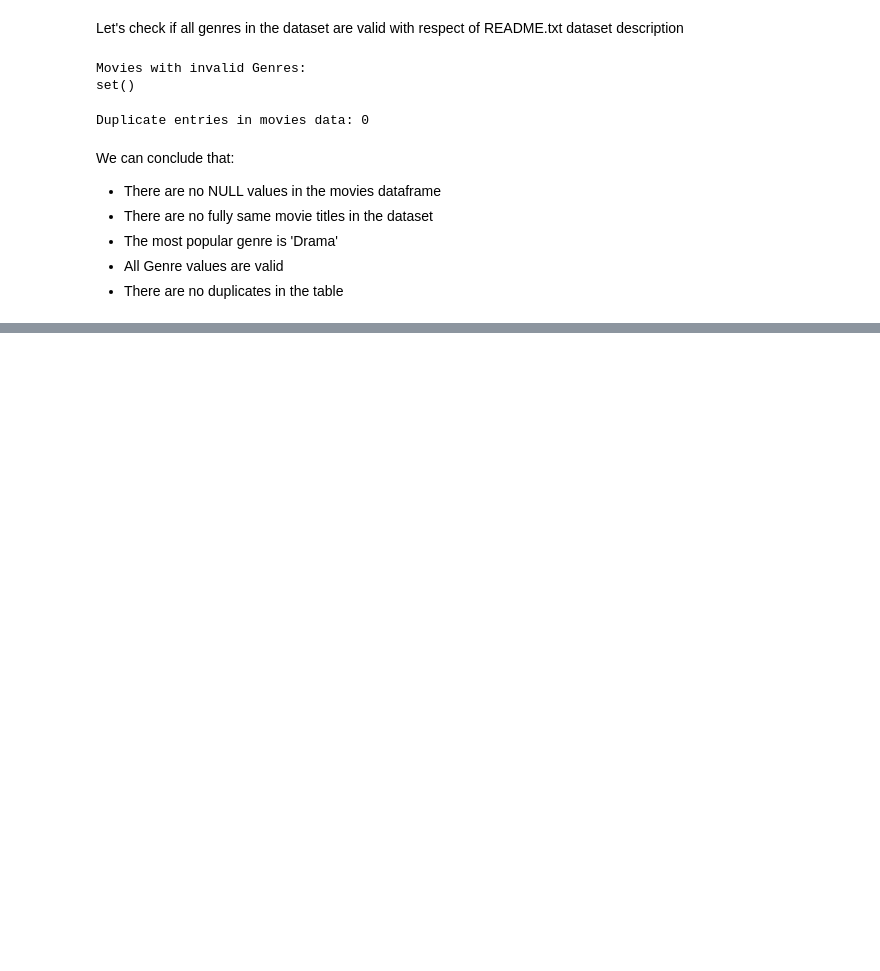
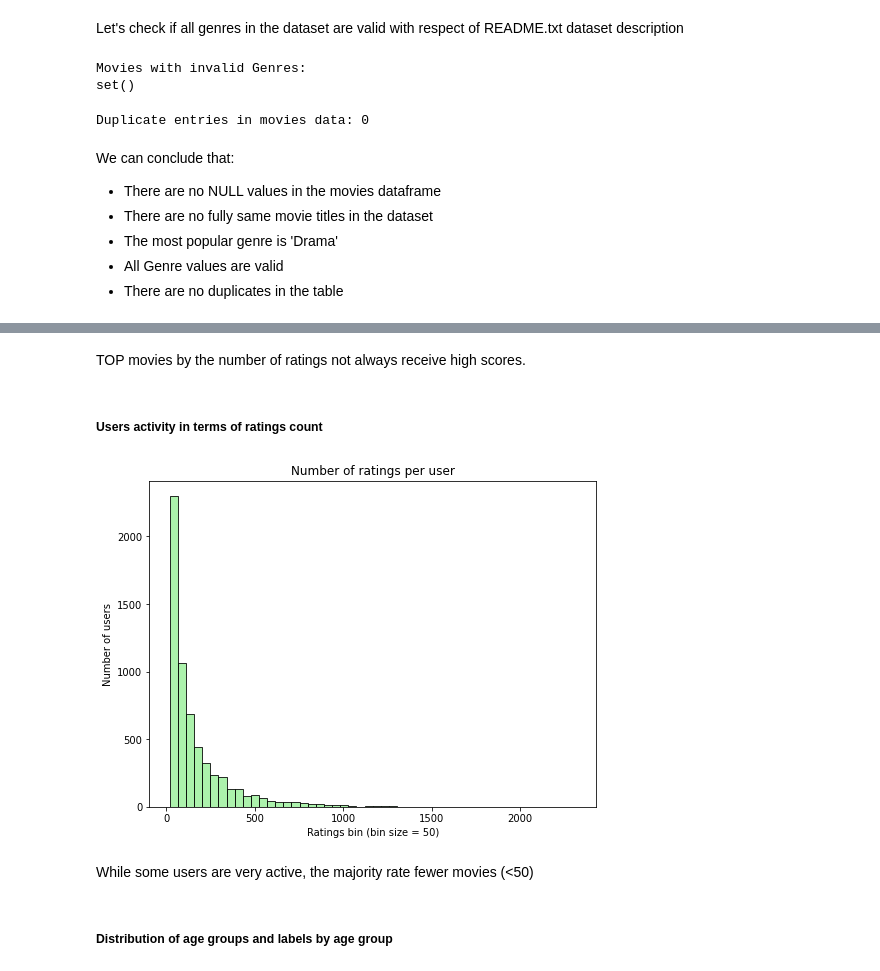
Before and after one commit to dbotuk/movie_recommender_system, a Jupyter notebook: EDA.ipynb, the cells around one changed output, grey strips where cells are left out. Saved outputs shown, nothing was run; the diff lists cells and outputs as text; code cells hidden in the pictures; blank space fills up the shorter version.

```diff
--- a/EDA.ipynb
+++ b/EDA.ipynb
@@ -327,0 +379,21 @@ plt.show()
+# %% [markdown]
+TOP movies by the number of ratings not always receive high scores.
+# %% [markdown]
+##### Users activity in terms of ratings count
+# %%
+# Number of ratings per user
+ratings_per_user = data.groupby('UserID').size()
+bin_size = 50
+
+plt.figure(figsize=(8, 6))
+sns.histplot(ratings_per_user, bins=bin_size, kde=False, color='lightgreen')
+plt.title('Number of ratings per user')
+plt.xlabel(f'Ratings bin (bin size = {bin_size})')
+plt.ylabel('Number of users')
+plt.show()
+# %% [output]
+[figure, added]
+# %% [markdown]
+While some users are very active, the majority rate fewer movies (<50)
+# %% [markdown]
+##### Distribution of age groups and labels by age group
```
Also changed, not shown: parts of 53 cells of this notebook.
